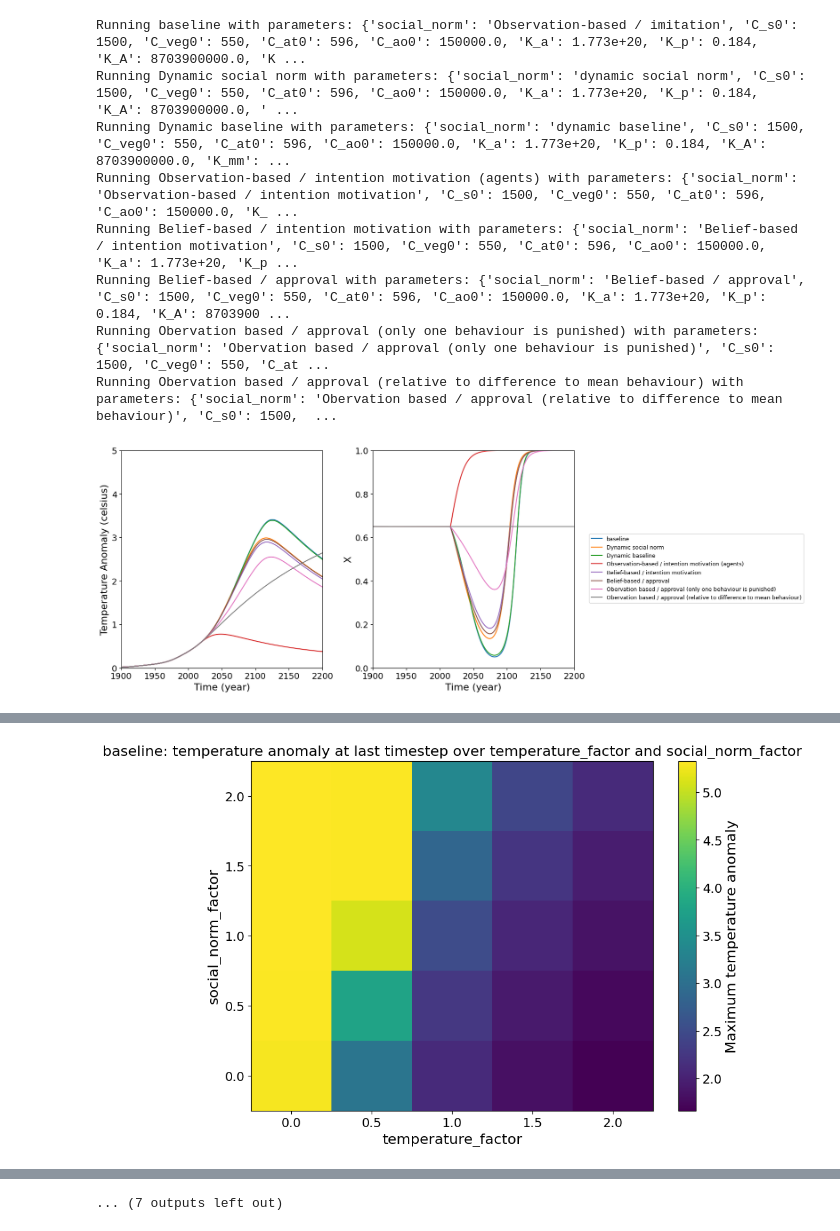
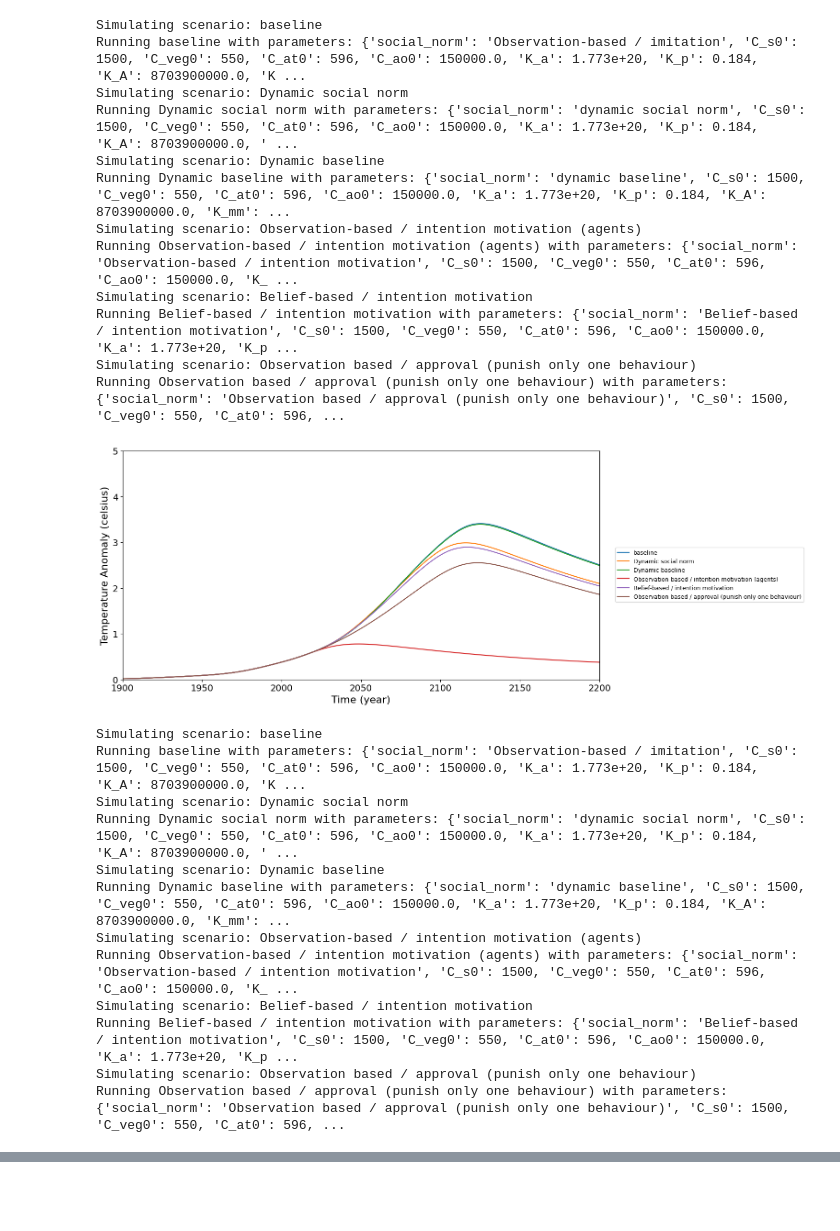
Before and after one commit to Lugg3s/Social-Norms-Climate-Model, a Jupyter notebook: main.ipynb, the cells around one changed output, grey strips where cells are left out. Cells and saved outputs as stored; diff of their text form; code cells hidden in the pictures; blank space fills up the shorter version.

Commit message:
edited batch runs and make_plot_videos. Cutted temperature and x into separate figures

```diff
--- a/main.ipynb
+++ b/main.ipynb
@@ -21,57 +21,74 @@ simulation_time = 400
     # "Observation based / approval (punish only one behaviour)":
     # "Observation based / approval (relative to mean)":
 
 # Standard plot for all scenarios
-res = {name: plotting.simulate(name, simulation_time=simulation_time) for name in plotting.load_scenarios()}
+# res = {name: plotting.simulate(name, simulation_time=simulation_time, simulate_only_x=False) for name in plotting.load_scenarios()}
 # res = {name: plotting.simulate(name, simulation_time=simulation_time) for name in plotting.load_scenarios(include=["baseline", "Observation-based / intention motivation (agents)"])}
-# res = {name: plotting.simulate(name, simulation_time=simulation_time) for name in plotting.load_scenarios(include=["dynamic social norm", "dynamic baseline", "baseline"])}
-# res = {name: plotting.simulate(name, simulation_time=simulation_time) for name in plotting.load_scenarios(include=["baseline", "Belief-based / intention motivation"])}
-# res = {name: plotting.simulate(name, simulation_time=simulation_time) for name in plotting.load_scenarios()}
 
-scenario_results = {
-    name: result["simulation"]
-    for name, result in res.items()
-}
-social_norms = {
-    name: result["social_norm_term"]
-    for name, result in res.items()
-}
+# scenario_results = {
+#     name: result["simulation"]
+#     for name, result in res.items()
+# }
+# social_norms = {
+#     name: result["social_norm_term"]
+#     for name, result in res.items()
+# }
 
 #
 # x = social_norms["dynamic social norm"]
 # print(min(x), max(x))
 
-plotting.plot_temperature(results=scenario_results, simulation_time=simulation_time, show_x_auxiliary=False)
-plotting.plot_social_norms(results=social_norms, simulation_time=simulation_time, show_x_auxiliary=False)
+# plotting.plot_temperature(results=scenario_results, simulation_time=simulation_time, show_x_auxiliary=False)
+plotting.plot_temperature(simulation_time=simulation_time, show_x_auxiliary=False)
+# plotting.plot_x(results=scenario_results, simulation_time=simulation_time, show_x_auxiliary=False)
+plotting.plot_x(simulation_time=simulation_time, show_x_auxiliary=False)
+# plotting.plot_social_norms(results=social_norms, simulation_time=simulation_time, show_x_auxiliary=False)
 # plotting.plot_social_norms(results=social_norms, simulation_time=simulation_time, show_x_auxiliary=False, scenarios=["dynamic social norm", "dynamic baseline", "baseline"])
 
-# plotting.plot_temperature_sensitivity("x0", np.round(np.arange(0, 1.1, 0.1), 1).tolist())
+# plotting.plot_temperature_sensitivity("x0", np.round(np.arange(0, 1.1, 0.5), 1).tolist())
+# plotting.plot_x_sensitivity("x0", np.round(np.arange(0, 1.1, 0.5), 1).tolist())
 # plotting.plot_temperature_sensitivity("tau_STref", range(1, 150, 10))
 # plotting.plot_temperature_sensitivity("tau_xp", range(1, 150, 10))
 
-plotting.plot_temperature_sensitivity_2d(
-    "temperature_factor",
-    np.round(np.arange(0, 2.1, 0.5), 1).tolist(),
-    "social_norm_factor",
-    np.round(np.arange(0, 2.1, 0.5), 1).tolist(),
-    # include_scenarios=["baseline"],
-    simulation_time=simulation_time,
- )
+# plotting.plot_temperature_sensitivity_2d(
+#     "temperature_factor",
+#     np.round(np.arange(0, 2.1, 0.5), 1).tolist(),
+#     "social_norm_factor",
+#     np.round(np.arange(0, 2.1, 0.5), 1).tolist(),
+#     # include_scenarios=["baseline"],
+#     simulation_time=simulation_time,
+#  )
 # plotting.plot_temperature_sensitivity_2d(
 #     "x0",
 #     np.round(np.arange(0, 1.1, 0.2), 1).tolist(),
 #     "social_norm_factor",
 #     np.round(np.arange(0, 3.1, 0.66), 1).tolist(),
 #     # include_scenarios=["baseline"],
 #     simulation_time=simulation_time,
 #  )
 # %% [output]
+Simulating scenario: baseline
 Running baseline with parameters: {'social_norm': 'Observation-based / imitation', 'C_s0': 1500, 'C_veg0': 550, 'C_at0': 596, 'C_ao0': 150000.0, 'K_a': 1.773e+20, 'K_p': 0.184, 'K_A': 8703900000.0, 'K ...
+Simulating scenario: Dynamic social norm
 Running Dynamic social norm with parameters: {'social_norm': 'dynamic social norm', 'C_s0': 1500, 'C_veg0': 550, 'C_at0': 596, 'C_ao0': 150000.0, 'K_a': 1.773e+20, 'K_p': 0.184, 'K_A': 8703900000.0, ' ...
+Simulating scenario: Dynamic baseline
 Running Dynamic baseline with parameters: {'social_norm': 'dynamic baseline', 'C_s0': 1500, 'C_veg0': 550, 'C_at0': 596, 'C_ao0': 150000.0, 'K_a': 1.773e+20, 'K_p': 0.184, 'K_A': 8703900000.0, 'K_mm': ...
+Simulating scenario: Observation-based / intention motivation (agents)
 Running Observation-based / intention motivation (agents) with parameters: {'social_norm': 'Observation-based / intention motivation', 'C_s0': 1500, 'C_veg0': 550, 'C_at0': 596, 'C_ao0': 150000.0, 'K_ ...
+Simulating scenario: Belief-based / intention motivation
 Running Belief-based / intention motivation with parameters: {'social_norm': 'Belief-based / intention motivation', 'C_s0': 1500, 'C_veg0': 550, 'C_at0': 596, 'C_ao0': 150000.0, 'K_a': 1.773e+20, 'K_p ...
-Running Belief-based / approval with parameters: {'social_norm': 'Belief-based / approval', 'C_s0': 1500, 'C_veg0': 550, 'C_at0': 596, 'C_ao0': 150000.0, 'K_a': 1.773e+20, 'K_p': 0.184, 'K_A': 8703900 ...
-Running Obervation based / approval (only one behaviour is punished) with parameters: {'social_norm': 'Obervation based / approval (only one behaviour is punished)', 'C_s0': 1500, 'C_veg0': 550, 'C_at ...
-Running Obervation based / approval (relative to difference to mean behaviour) with parameters: {'social_norm': 'Obervation based / approval (relative to difference to mean behaviour)', 'C_s0': 1500,  ...
+Simulating scenario: Observation based / approval (punish only one behaviour)
+Running Observation based / approval (punish only one behaviour) with parameters: {'social_norm': 'Observation based / approval (punish only one behaviour)', 'C_s0': 1500, 'C_veg0': 550, 'C_at0': 596, ...
-[figure, old version]
+[figure, new version]
+Simulating scenario: baseline
+Running baseline with parameters: {'social_norm': 'Observation-based / imitation', 'C_s0': 1500, 'C_veg0': 550, 'C_at0': 596, 'C_ao0': 150000.0, 'K_a': 1.773e+20, 'K_p': 0.184, 'K_A': 8703900000.0, 'K ...
+Simulating scenario: Dynamic social norm
+Running Dynamic social norm with parameters: {'social_norm': 'dynamic social norm', 'C_s0': 1500, 'C_veg0': 550, 'C_at0': 596, 'C_ao0': 150000.0, 'K_a': 1.773e+20, 'K_p': 0.184, 'K_A': 8703900000.0, ' ...
+Simulating scenario: Dynamic baseline
+Running Dynamic baseline with parameters: {'social_norm': 'dynamic baseline', 'C_s0': 1500, 'C_veg0': 550, 'C_at0': 596, 'C_ao0': 150000.0, 'K_a': 1.773e+20, 'K_p': 0.184, 'K_A': 8703900000.0, 'K_mm': ...
+Simulating scenario: Observation-based / intention motivation (agents)
+Running Observation-based / intention motivation (agents) with parameters: {'social_norm': 'Observation-based / intention motivation', 'C_s0': 1500, 'C_veg0': 550, 'C_at0': 596, 'C_ao0': 150000.0, 'K_ ...
+Simulating scenario: Belief-based / intention motivation
+Running Belief-based / intention motivation with parameters: {'social_norm': 'Belief-based / intention motivation', 'C_s0': 1500, 'C_veg0': 550, 'C_at0': 596, 'C_ao0': 150000.0, 'K_a': 1.773e+20, 'K_p ...
+Simulating scenario: Observation based / approval (punish only one behaviour)
+Running Observation based / approval (punish only one behaviour) with parameters: {'social_norm': 'Observation based / approval (punish only one behaviour)', 'C_s0': 1500, 'C_veg0': 550, 'C_at0': 596, ...
@@ -96 +95,0 @@ Running {'social_norm': 'Observation-based / imitation', 'C_s0': 1500, 'C_veg0':
-[figure, removed]
@@ -168 +95,0 @@ Running {'social_norm': 'Belief-based / intention motivation', 'N': 0.1, 'temper
-... (7 outputs left out)
```
Also changed, not shown: parts of 1 cell of this notebook, 7 other files.
